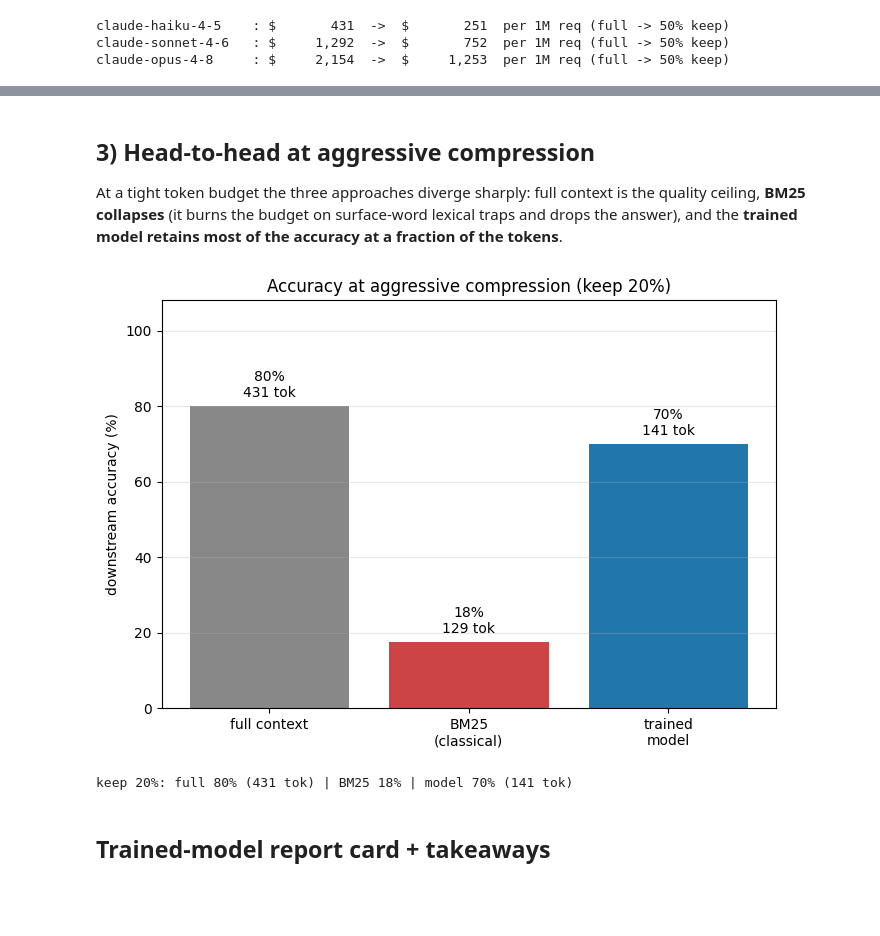
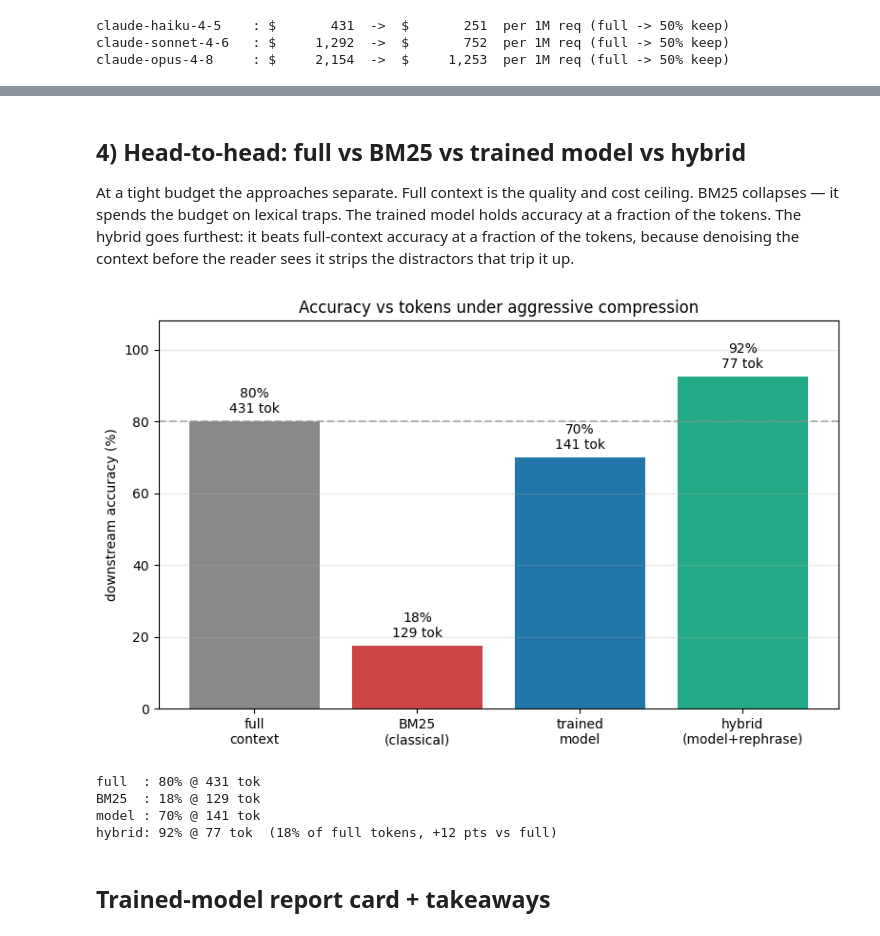
Before and after one commit to gsankar967/tokenc, a Jupyter notebook: demo.ipynb, the cells around one changed output, grey strips where cells are left out. Cells and saved outputs as stored; diff of their text form; code cells hidden in the pictures; blank space fills up the shorter version.

```diff
--- a/demo.ipynb
+++ b/demo.ipynb
@@ -233,28 +259,44 @@ claude-opus-4-8     : $     2,154  ->  $     1,253  per 1M req (full -> 50% keep
 # %% [markdown]
-## 3) Head-to-head at aggressive compression
+## 4) Head-to-head: full vs BM25 vs trained model vs hybrid
 
-At a tight token budget the three approaches diverge sharply: full context is the quality ceiling, **BM25 collapses** (it burns the budget on surface-word lexical traps and drops the answer), and the **trained model retains most of the accuracy at a fraction of the tokens**.
+At a tight budget the approaches separate. Full context is the quality and cost ceiling. BM25 collapses — it spends the budget on lexical traps. The trained model holds accuracy at a fraction of the tokens. The hybrid goes furthest: it beats full-context accuracy at a fraction of the tokens, because denoising the context before the reader sees it strips the distractors that trip it up.
 # %%
 agg = 0.2
 hb = min(bm_res, key=lambda r: abs(r.ratio_target - agg))
 hn = min(nz_res, key=lambda r: abs(r.ratio_target - agg)) if nz_res else None
-labels = ["full context", "BM25\n(classical)", "trained\nmodel"]
-accs = [full_acc, hb.accuracy*100] + ([hn.accuracy*100] if hn else [])
-toks = [full_tok, hb.avg_in_tokens] + ([hn.avg_in_tokens] if hn else [])
-colors = ["#888", "#c44", "#27a"]
-fig, ax = plt.subplots(figsize=(7, 5))
-bars = ax.bar(labels[:len(accs)], accs, color=colors[:len(accs)])
+hy = None
+if neural:
+    hy = tc.run_ratio_sweep(client, EVAL, [0.15], model=DOWNSTREAM,
+                            compress_fn=lambda c, q, r: neural.compress_hybrid(client, c, q, r).text)[0]
+
+labels = ["full\ncontext", "BM25\n(classical)"]
+accs = [full_acc, hb.accuracy*100]
+toks = [full_tok, hb.avg_in_tokens]
+colors = ["#888", "#c44"]
+if hn:
+    labels.append("trained\nmodel"); accs.append(hn.accuracy*100); toks.append(hn.avg_in_tokens); colors.append("#27a")
+if hy:
+    labels.append("hybrid\n(model+rephrase)"); accs.append(hy.accuracy*100); toks.append(hy.avg_in_tokens); colors.append("#2a8")
+
+fig, ax = plt.subplots(figsize=(8, 5))
+bars = ax.bar(labels, accs, color=colors)
 for b, a, t in zip(bars, accs, toks):
     ax.text(b.get_x()+b.get_width()/2, a+1.5, f"{a:.0f}%\n{t:.0f} tok", ha="center", va="bottom")
+ax.axhline(full_acc, ls="--", c="#888", alpha=.6)
 ax.set_ylabel("downstream accuracy (%)"); ax.set_ylim(0, 108)
-ax.set_title(f"Accuracy at aggressive compression (keep {hb.ratio_target:.0%})")
+ax.set_title("Accuracy vs tokens under aggressive compression")
 ax.grid(axis="y", alpha=.3); plt.tight_layout(); plt.show()
-if hn:
-    print(f"keep {hb.ratio_target:.0%}: full {full_acc:.0f}% ({full_tok:.0f} tok) | "
-          f"BM25 {hb.accuracy*100:.0f}% | model {hn.accuracy*100:.0f}% ({hn.avg_in_tokens:.0f} tok)")
+print(f"full  : {full_acc:.0f}% @ {full_tok:.0f} tok")
+print(f"BM25  : {hb.accuracy*100:.0f}% @ {hb.avg_in_tokens:.0f} tok")
+if hn: print(f"model : {hn.accuracy*100:.0f}% @ {hn.avg_in_tokens:.0f} tok")
+if hy: print(f"hybrid: {hy.accuracy*100:.0f}% @ {hy.avg_in_tokens:.0f} tok  "
+             f"({hy.avg_in_tokens/full_tok*100:.0f}% of full tokens, {hy.accuracy*100-full_acc:+.0f} pts vs full)")
 # %% [output]
-[figure, old version]
+[figure, new version]
-keep 20%: full 80% (431 tok) | BM25 18% | model 70% (141 tok)
+full  : 80% @ 431 tok
+BM25  : 18% @ 129 tok
+model : 70% @ 141 tok
+hybrid: 92% @ 77 tok  (18% of full tokens, +12 pts vs full)
 # %% [markdown]
 ## Trained-model report card + takeaways
 # %%
```
Also changed, not shown: parts of 4 cells of this notebook, 7 other files.
